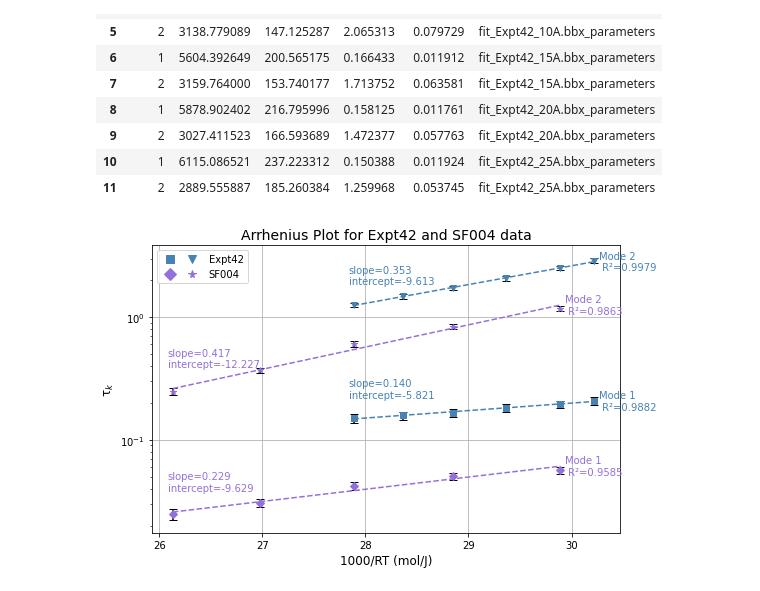
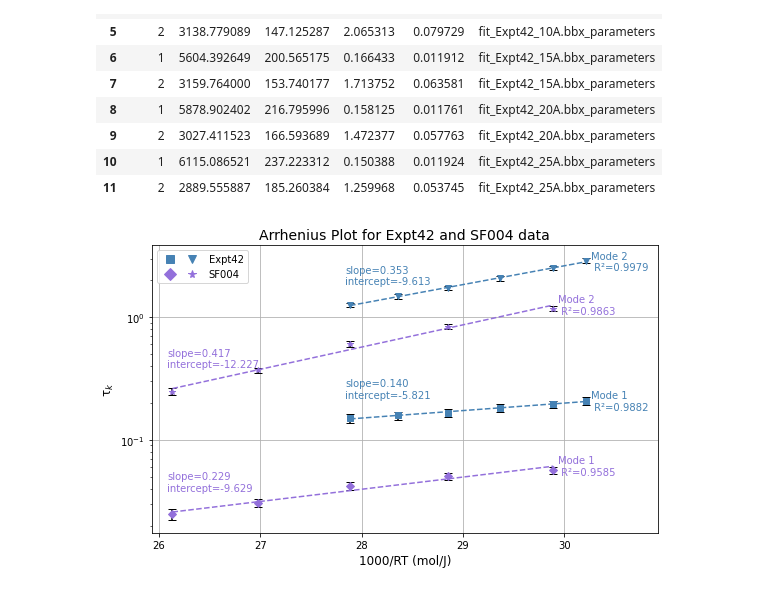
Before and after one commit to sc-coding-work/Sticky_Dumbbell_MS_Project, a Jupyter notebook: Fits_folder/Results_analysis.ipynb, the cells around one changed output. Saved outputs shown, nothing was run; the diff lists cells and outputs as text; code cells hidden in the pictures.

```diff
--- a/Fits_folder/Results_analysis.ipynb
+++ b/Fits_folder/Results_analysis.ipynb
@@ -374,38 +374,38 @@ def plot_tau_arrhenius(df1, df2, temperature_list1, temperature_list2, label1='D
             i += 1  # increment mode index for the next mode
     # Add padding to the right side of the plot
     x_min, x_max = ax.get_xlim()
-    ax.set_xlim(x_min, x_max + 0.05)  # add padding only to the right
+    ax.set_xlim(x_min, x_max + 0.5)  # add padding only to the right
     ax.set_yscale('log') #Making Tau a logscale
     ax.set_xlabel('1000/RT (mol/J)', fontsize=12)
     ax.set_ylabel('τ$_{k}$', fontsize=12)
     ax.set_title(f'Arrhenius Plot for {label1} and {label2} data', fontsize=14)
     ax.grid(True)
 
     # Create individual markers
     label1_mode1 = mlines.Line2D([], [], color='steelblue', marker='s', linestyle='None', markersize=8)
     label1_mode2 = mlines.Line2D([], [], color='steelblue', marker='v', linestyle='None', markersize=8)
 
     label2_mode1  = mlines.Line2D([], [], color='mediumpurple', marker='D', linestyle='None', markersize=8)
     label2_mode2  = mlines.Line2D([], [], color='mediumpurple', marker='*', linestyle='None', markersize=8)
 
     # Pair them together
     ax.legend(
         handles=[(label1_mode1, label1_mode2), (label2_mode1, label2_mode2)],
         labels=[label1, label2],
         handler_map={tuple: HandlerTuple(ndivide=None)},
         handlelength=4)  # makes the legend entry wide enough to show both markers
 
     plt.tight_layout()
     plt.savefig(f'{label1}_&_{label2}_logscale_tau_k_arrhenius_withR.png', dpi=150)
     plt.show()
 
 
 # Example call — replace temperatures with your actual values
 #plot_tau_arrhenius(df_parameters['Expt42_data'], temperature_list=[2, 5, 10, 15, 20, 25], label='Expt42', color='steelblue')
 plot_tau_arrhenius(df1=df_parameters['Expt42_data'],
                    df2=df_parameters['SF004_data'],
                    temperature_list1=[2, 5, 10, 15, 20, 25],
                    temperature_list2=[5, 15, 25, 35, 45],
                    label1='Expt42', label2='SF004')
 # %% [output]
-[figure, old version]
+[figure, new version]
```
